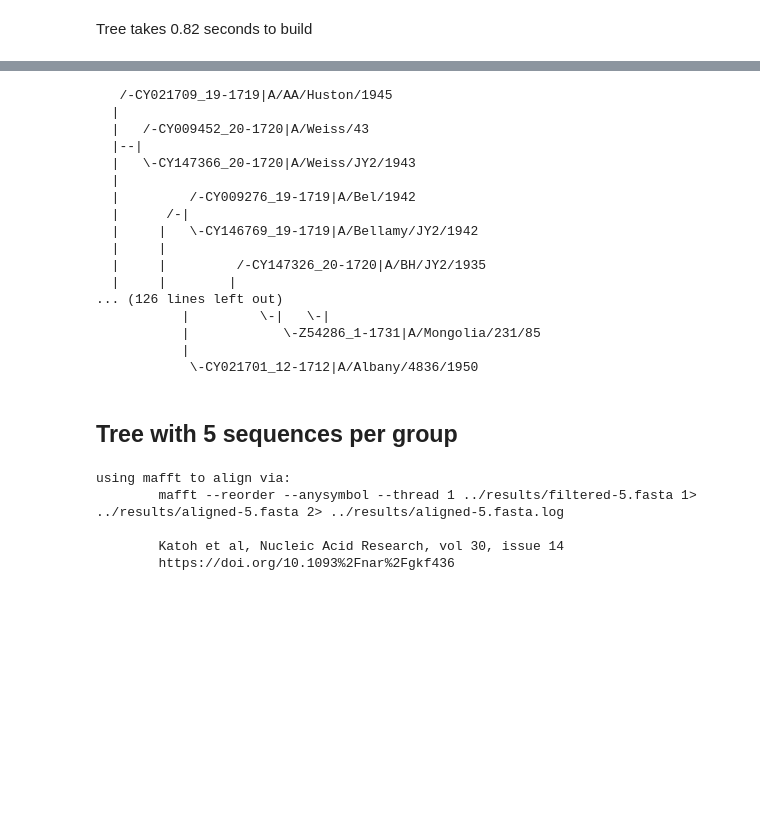
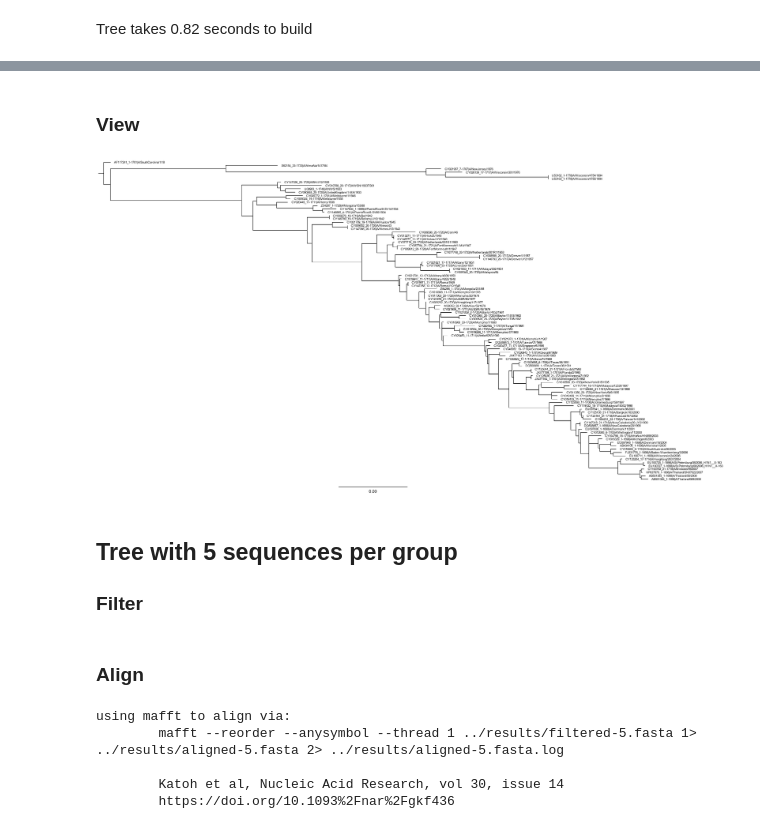
Before and after one commit to gboyle2/spatial_coupling, a Jupyter notebook: influenza-ha/analysis/influenza-A_HA_augur.ipynb, the cells around one changed output, grey strips where cells are left out. Drawn from its saved outputs; the diff is of its cells as text; code cells hidden in the pictures; blank space fills up the shorter version.

Commit message:
Add cleaned trees

```diff
--- a/influenza-ha/analysis/influenza-A_HA_augur.ipynb
+++ b/influenza-ha/analysis/influenza-A_HA_augur.ipynb
@@ -238,29 +252,13 @@ Building original tree took 0.8197963237762451 seconds
-# %%
-from ete3 import Tree
-
-
-tree_raw = Tree("../results/tree_raw-2.nwk")
-print(tree_raw)
-# %% [output]
-   /-CY021709_19-1719|A/AA/Huston/1945
-  |
-  |   /-CY009452_20-1720|A/Weiss/43
-  |--|
-  |   \-CY147366_20-1720|A/Weiss/JY2/1943
-  |
-  |         /-CY009276_19-1719|A/Bel/1942
-  |      /-|
-  |     |   \-CY146769_19-1719|A/Bellamy/JY2/1942
-  |     |
-  |     |         /-CY147326_20-1720|A/BH/JY2/1935
-  |     |        |
-... (126 lines left out)
-           |         \-|   \-|
-           |            \-Z54286_1-1731|A/Mongolia/231/85
-           |
-            \-CY021701_12-1712|A/Albany/4836/1950
+# %% [markdown]
+### View
+# %%
+from IPython.display import Image
+Image("../results/2019-02-11_tree_raw-2.png")
+# %% [output]
+[figure, added]
 # %% [markdown]
 ## Tree with 5 sequences per group
+### Filter
 # %%
 !mkdir -p ../results/
 
@@ -272,6 +270,8 @@ print(tree_raw)
   --group-by year \
   --sequences-per-group 5 \
   --min-date 1918
+# %% [markdown]
+### Align
 # %%
 !augur align \
   --sequences ../results/filtered-5.fasta \
```
Also changed, not shown: parts of 20 cells of this notebook, 8 other files.
